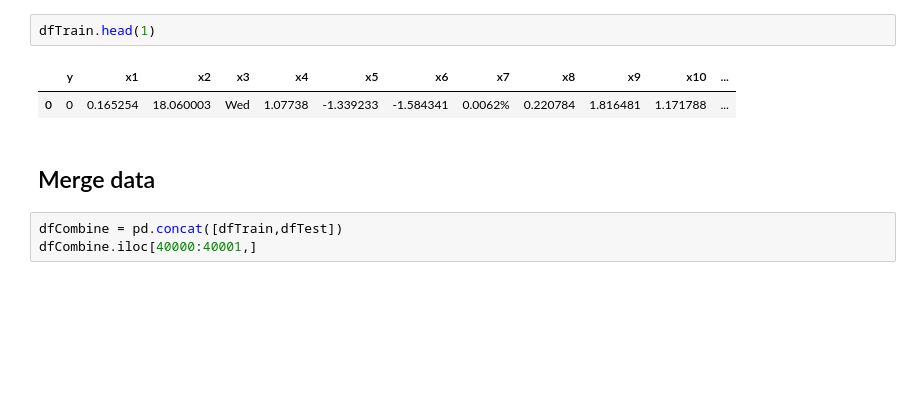
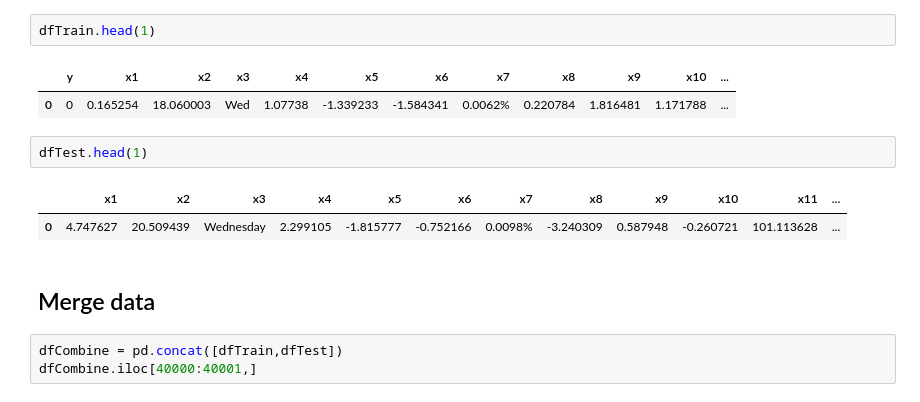
Before and after one commit to tamle2021/classification, a Jupyter notebook: sf.ipynb, the cells around one changed output. Saved outputs shown, nothing was run; the diff lists cells and outputs as text; blank space fills up the shorter version.

```diff
--- a/sf.ipynb
+++ b/sf.ipynb
@@ -26,6 +26,11 @@ dfTrain.head(1)
 # %% [output]
 |  | y | x1 | x2 | x3 | x4 | x5 | x6 | x7 | x8 | x9 | x10 | ... |
 | 0 | 0 | 0.165254 | 18.060003 | Wed | 1.07738 | -1.339233 | -1.584341 | 0.0062% | 0.220784 | 1.816481 | 1.171788 | ... |
+# %%
+dfTest.head(1)
+# %% [output]
+|  | x1 | x2 | x3 | x4 | x5 | x6 | x7 | x8 | x9 | x10 | x11 | ... |
+| 0 | 4.747627 | 20.509439 | Wednesday | 2.299105 | -1.815777 | -0.752166 | 0.0098% | -3.240309 | 0.587948 | -0.260721 | 101.113628 | ... |
 # %% [markdown]
 ## Merge data
 # %%
```
Also changed, not shown: parts of 12 cells of this notebook, 1 other file.
